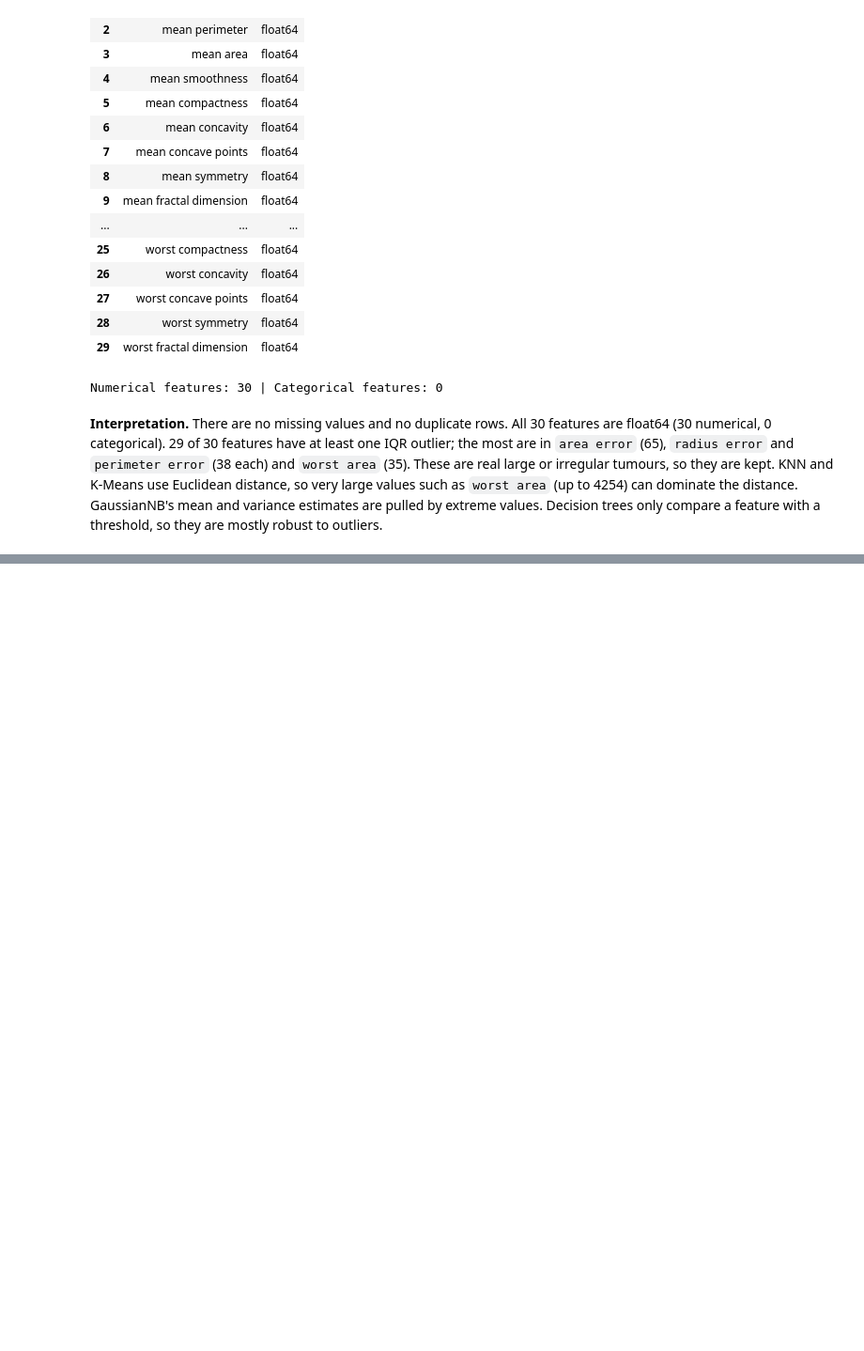
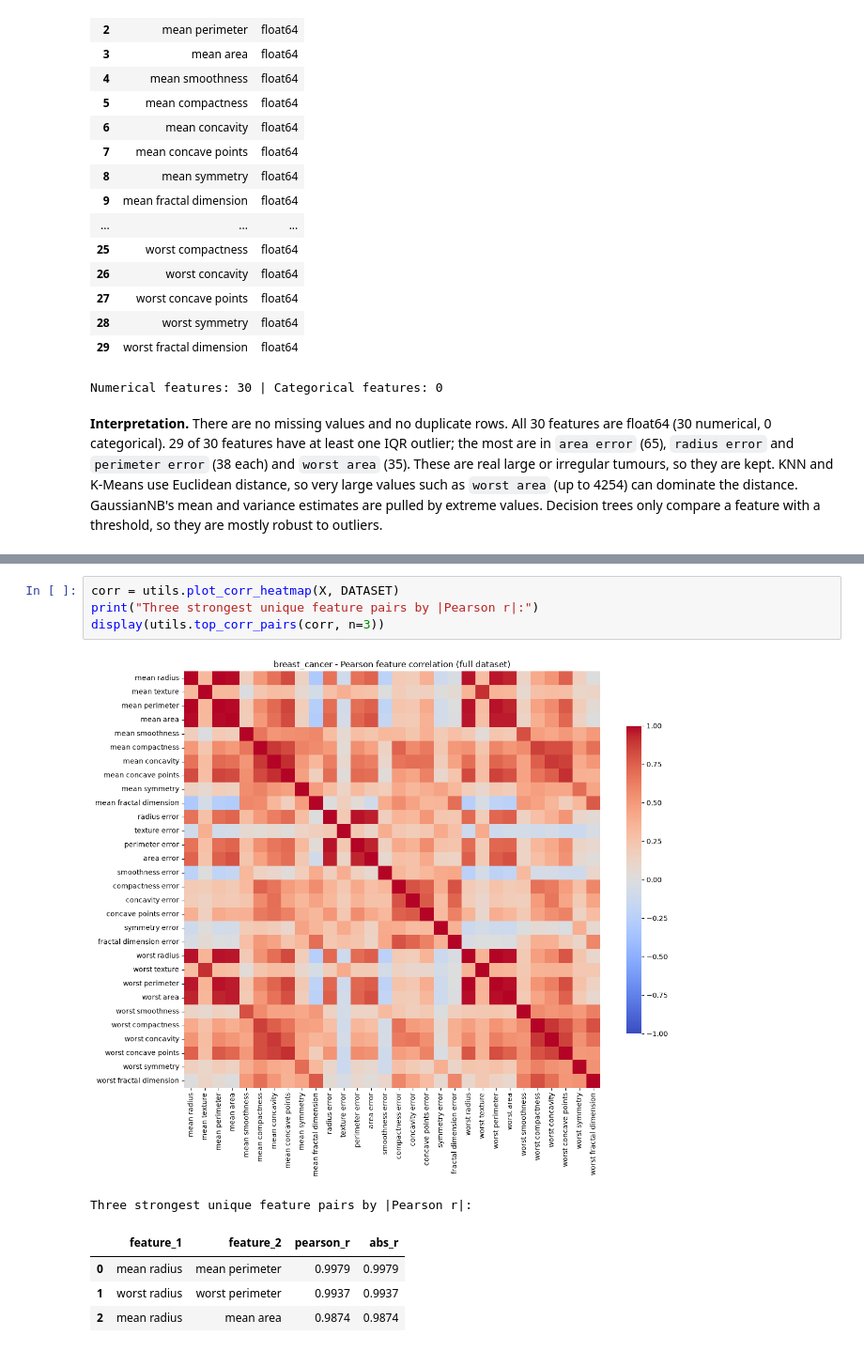
Before and after one commit to selenasurucu/machine-learning-midterm, a Jupyter notebook: breast_cancer.ipynb, the cells around one changed output, grey strips where cells are left out. Shown at 94% size. Cells and saved outputs as stored; diff of their text form; blank space fills up the shorter version.

```diff
--- a/breast_cancer.ipynb
+++ b/breast_cancer.ipynb
@@ -147,0 +178,11 @@ Numerical features: 30 | Categorical features: 0
+# %%
+corr = utils.plot_corr_heatmap(X, DATASET)
+print("Three strongest unique feature pairs by |Pearson r|:")
+display(utils.top_corr_pairs(corr, n=3))
+# %% [output]
+[figure, added]
+Three strongest unique feature pairs by |Pearson r|:
+|  | feature_1 | feature_2 | pearson_r | abs_r |
+| 0 | mean radius | mean perimeter | 0.9979 | 0.9979 |
+| 1 | worst radius | worst perimeter | 0.9937 | 0.9937 |
+| 2 | mean radius | mean area | 0.9874 | 0.9874 |
```
Also changed, not shown: parts of 7 cells of this notebook, 5 other files.
